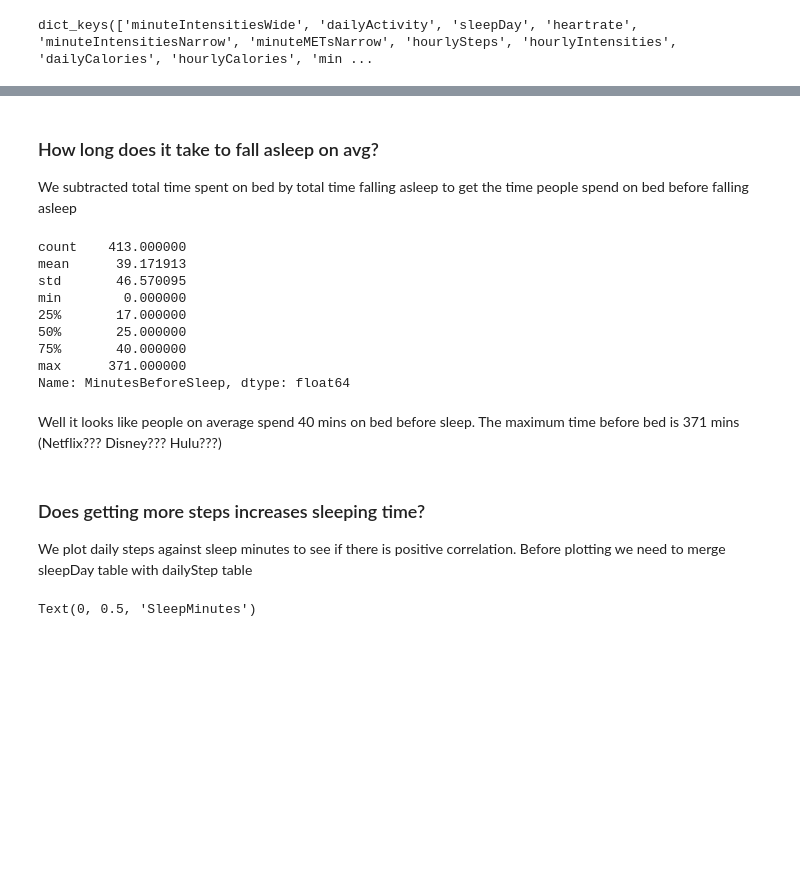
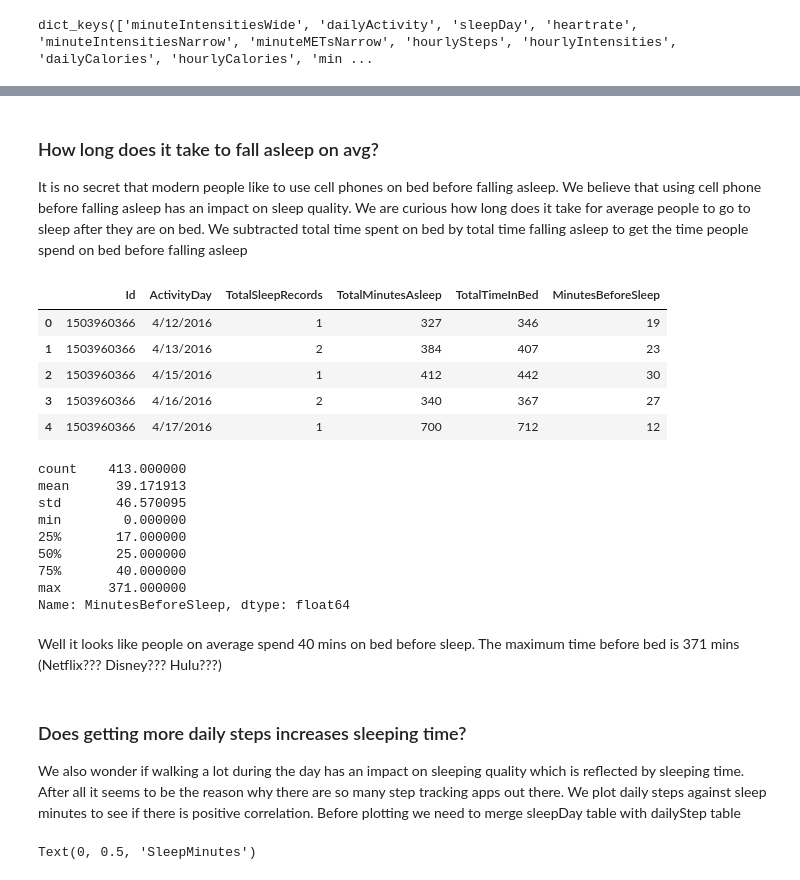
Before and after one commit to yship1002/yship1002.github.io, a Jupyter notebook: notebook/project.ipynb, the cells around one changed output, grey strips where cells are left out. Drawn from its saved outputs; the diff is of its cells as text; code cells hidden in the pictures; blank space fills up the shorter version.

```diff
--- a/notebook/project.ipynb
+++ b/notebook/project.ipynb
@@ -39,10 +69,18 @@ sleepDay['ActivityDay']=[x[:x.find(" ")] for x in sleepDay['ActivityDay']]
 # %% [markdown]
 <h3 style="text-align:left">How long does it take to fall asleep on avg?</h3>
-<p>We subtracted total time spent on bed by total time falling asleep to get the time people spend on bed before falling asleep</p>
+<p>It is no secret that modern people like to use cell phones on bed before falling asleep. We believe that using cell phone before falling asleep has an impact on sleep quality. We are curious how long does it take for average people to go to sleep after they are on bed. We subtracted total time spent on bed by total time falling asleep to get the time people spend on bed before falling asleep</p>
 # %%
+# Add a new column to calculate minutesbeforesleep
 sleepDay['MinutesBeforeSleep']=sleepDay['TotalTimeInBed']-sleepDay['TotalMinutesAsleep']
-sleepDay['MinutesBeforeSleep'].describe()
+display(sleepDay.head())
+display(sleepDay['MinutesBeforeSleep'].describe())
 # %% [output]
+|  | Id | ActivityDay | TotalSleepRecords | TotalMinutesAsleep | TotalTimeInBed | MinutesBeforeSleep |
+| 0 | 1503960366 | 4/12/2016 | 1 | 327 | 346 | 19 |
+| 1 | 1503960366 | 4/13/2016 | 2 | 384 | 407 | 23 |
+| 2 | 1503960366 | 4/15/2016 | 1 | 412 | 442 | 30 |
+| 3 | 1503960366 | 4/16/2016 | 2 | 340 | 367 | 27 |
+| 4 | 1503960366 | 4/17/2016 | 1 | 700 | 712 | 12 |
 count    413.000000
 mean      39.171913
 std       46.570095
@@ -55,6 +93,6 @@ Name: MinutesBeforeSleep, dtype: float64
 # %% [markdown]
 Well it looks like people on average spend 40 mins on bed before sleep. The maximum time before bed is 371 mins (Netflix??? Disney??? Hulu???)
 # %% [markdown]
-<h3 style="text-align:left">Does getting more steps increases sleeping time?</h3>
-<p>We plot daily steps against sleep minutes to see if there is positive correlation. Before plotting we need to merge sleepDay table with dailyStep table</p>
+<h3 style="text-align:left">Does getting more daily steps increases sleeping time?</h3>
+<p>We also wonder if walking a lot during the day has an impact on sleeping quality which is reflected by sleeping time. After all it seems to be the reason why there are so many step tracking apps out there. We plot daily steps against sleep minutes to see if there is positive correlation. Before plotting we need to merge sleepDay table with dailyStep table</p>
 # %%
```
Also changed, not shown: parts of 17 cells of this notebook, 2 other files.
